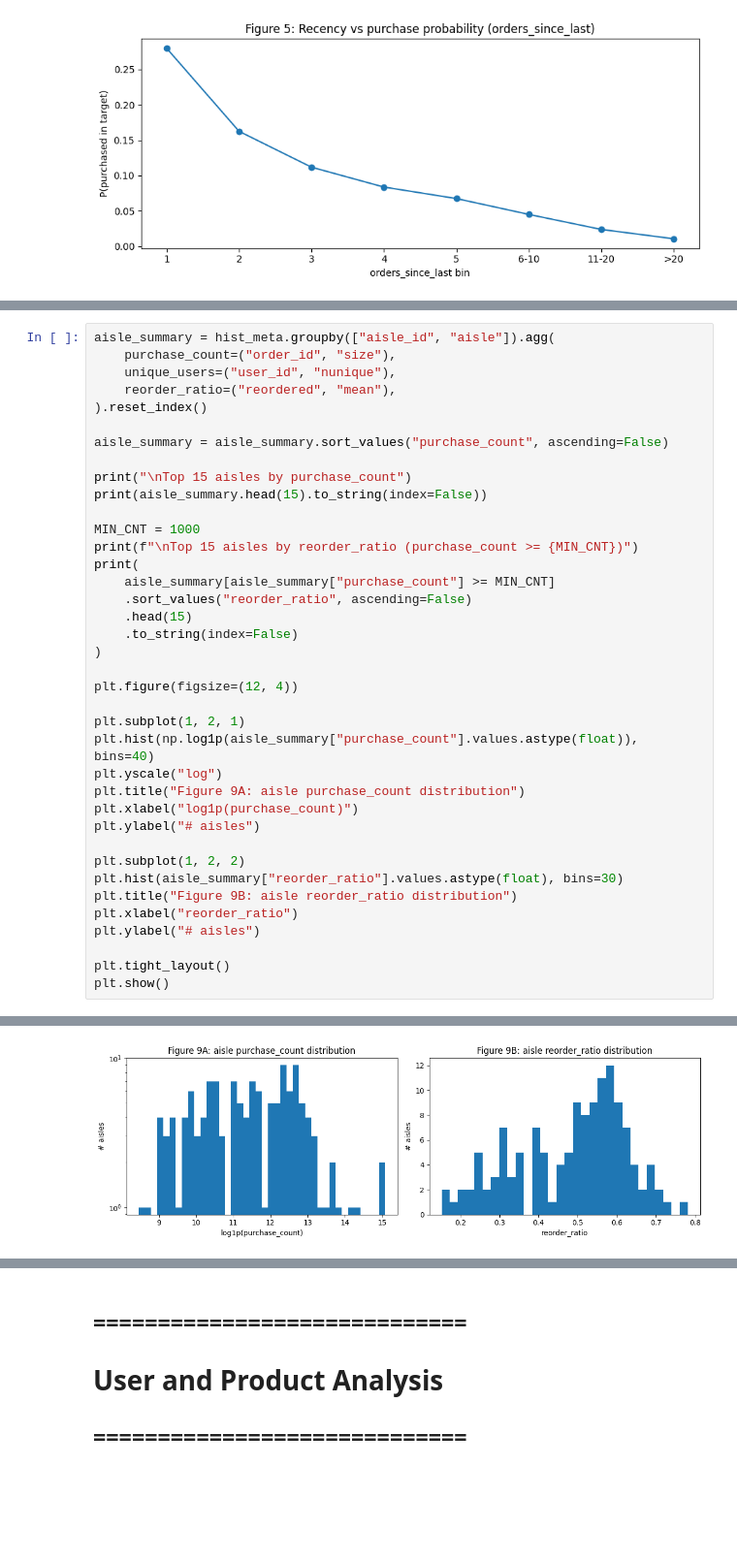
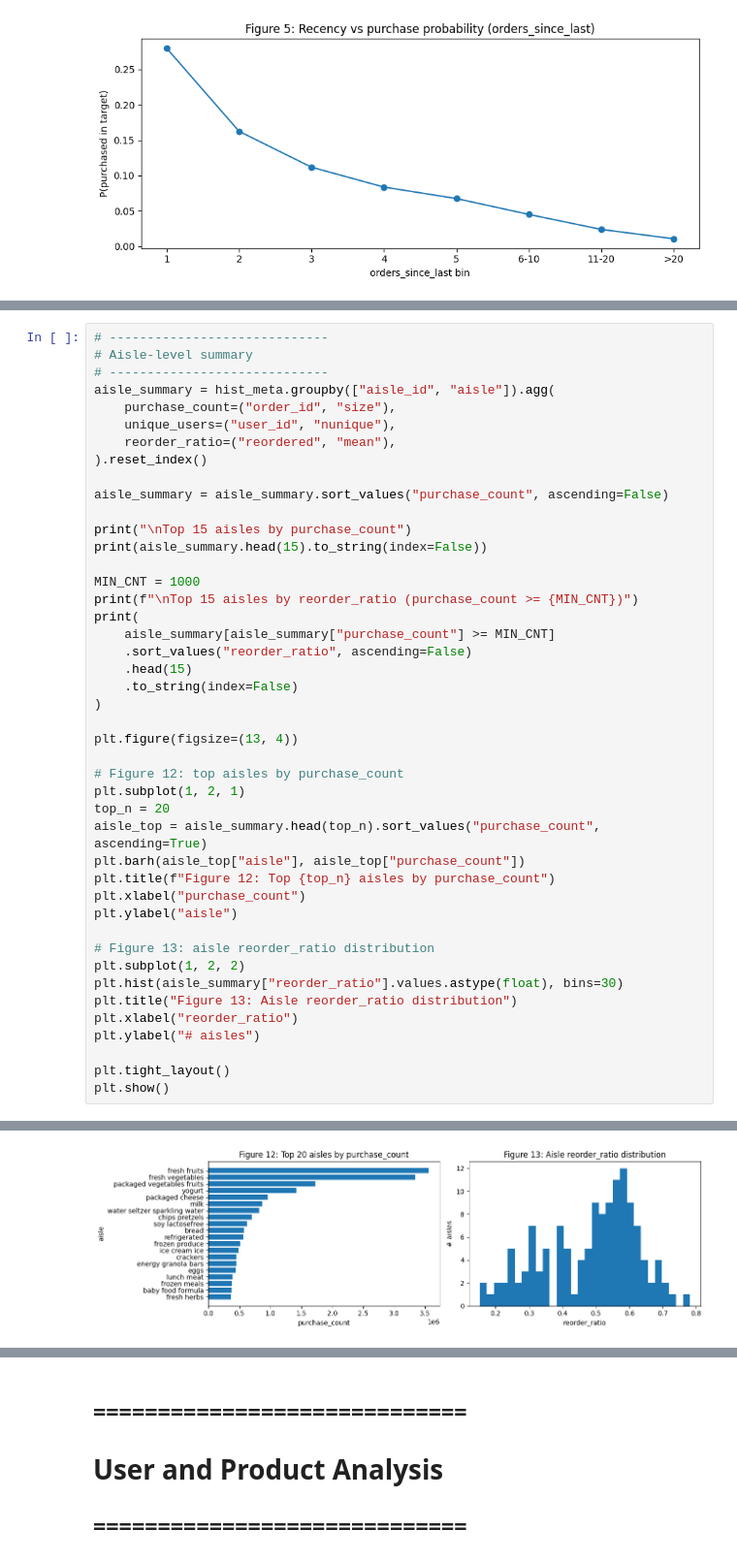
Before and after one commit to Bettinapb/5971-Team-404-not-found, a Jupyter notebook: midterm_team 404 not found.ipynb, the cells around one changed output, grey strips where cells are left out. Shown at 97% size. Drawn from its saved outputs; the diff is of its cells as text; blank space fills up the shorter version.

```diff
--- a/midterm_team 404 not found.ipynb
+++ b/midterm_team 404 not found.ipynb
@@ -901,4 +918,7 @@ By contrast, categories such as pantry (0.34) and canned goods (0.45) also have
 # %%
+# -----------------------------
+# Aisle-level summary
+# -----------------------------
 aisle_summary = hist_meta.groupby(["aisle_id", "aisle"]).agg(
     purchase_count=("order_id", "size"),
     unique_users=("user_id", "nunique"),
@@ -919,39 +939,42 @@ print(
     .to_string(index=False)
 )
 
-plt.figure(figsize=(12, 4))
+plt.figure(figsize=(13, 4))
 
+# Figure 12: top aisles by purchase_count
 plt.subplot(1, 2, 1)
-plt.hist(np.log1p(aisle_summary["purchase_count"].values.astype(float)), bins=40)
-plt.yscale("log")
-plt.title("Figure 9A: aisle purchase_count distribution")
-plt.xlabel("log1p(purchase_count)")
-plt.ylabel("# aisles")
+top_n = 20
+aisle_top = aisle_summary.head(top_n).sort_values("purchase_count", ascending=True)
+plt.barh(aisle_top["aisle"], aisle_top["purchase_count"])
+plt.title(f"Figure 12: Top {top_n} aisles by purchase_count")
+plt.xlabel("purchase_count")
+plt.ylabel("aisle")
 
+# Figure 13: aisle reorder_ratio distribution
 plt.subplot(1, 2, 2)
 plt.hist(aisle_summary["reorder_ratio"].values.astype(float), bins=30)
-plt.title("Figure 9B: aisle reorder_ratio distribution")
+plt.title("Figure 13: Aisle reorder_ratio distribution")
 plt.xlabel("reorder_ratio")
 plt.ylabel("# aisles")
 
 plt.tight_layout()
 plt.show()
 # %% [output]
 Top 15 aisles by purchase_count
  aisle_id                         aisle  purchase_count  unique_users  reorder_ratio
        24                  fresh fruits         3557913        175505       0.717928
        83              fresh vegetables         3334147        157589       0.594550
       123    packaged vegetables fruits         1721841        157200       0.638393
       120                        yogurt         1420886        122489       0.686725
        21               packaged cheese          956306        130789       0.585292
        84                          milk          872160        107494       0.781404
       115 water seltzer sparkling water          821332         97986       0.729461
       107                chips pretzels          704564        109816       0.588808
        91               soy lactosefree          623615         94671       0.692533
       112                         bread          571548        101697       0.670199
 ... (19 lines left out)
        64          energy sports drinks          100960         19306       0.649822
        77                   soft drinks          348349         62182       0.638676
       123    packaged vegetables fruits         1721841        157200       0.638393
        62                   white wines           29837          6263       0.628817
-[figure, old version]
+[figure, new version]
```
Also changed, not shown: parts of 66 cells of this notebook.
